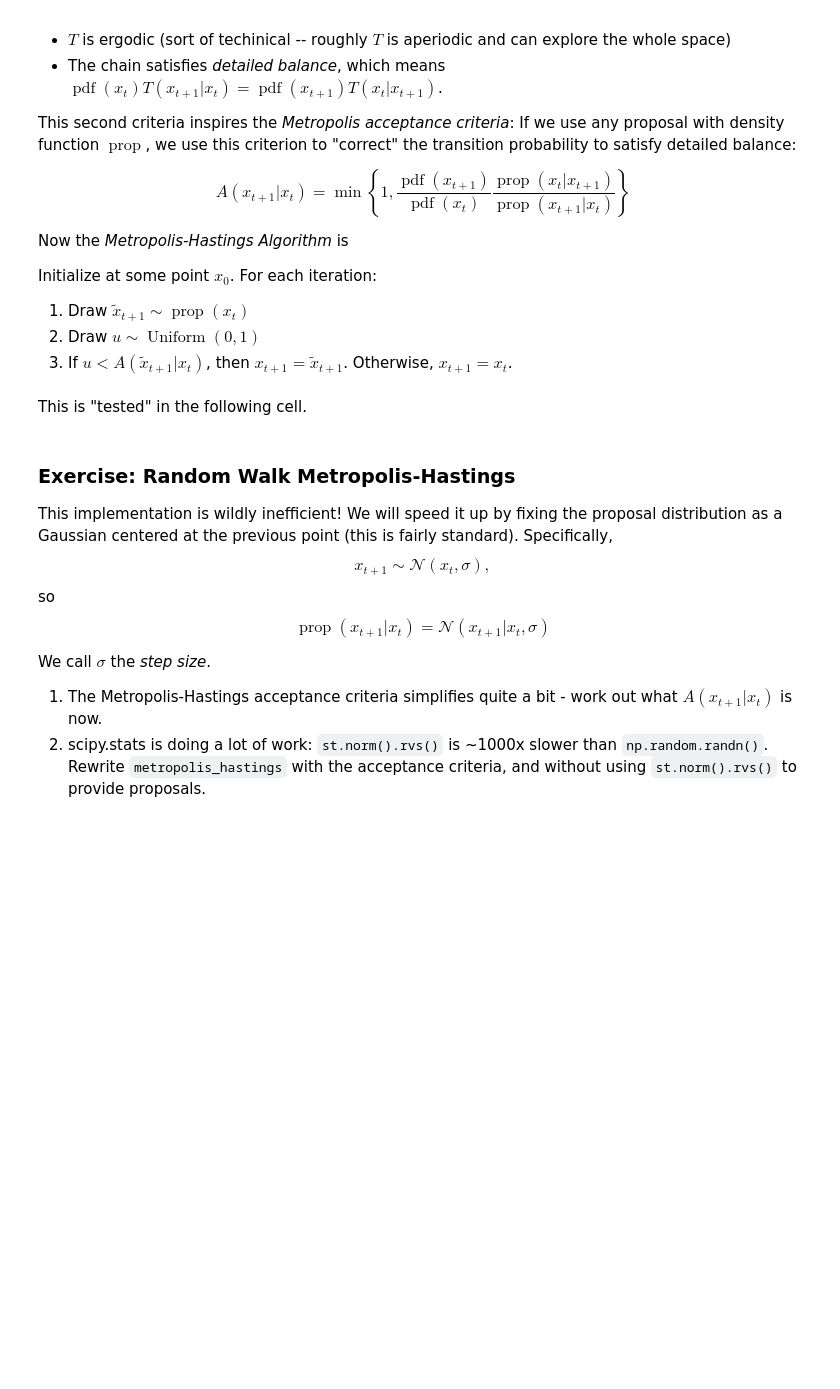
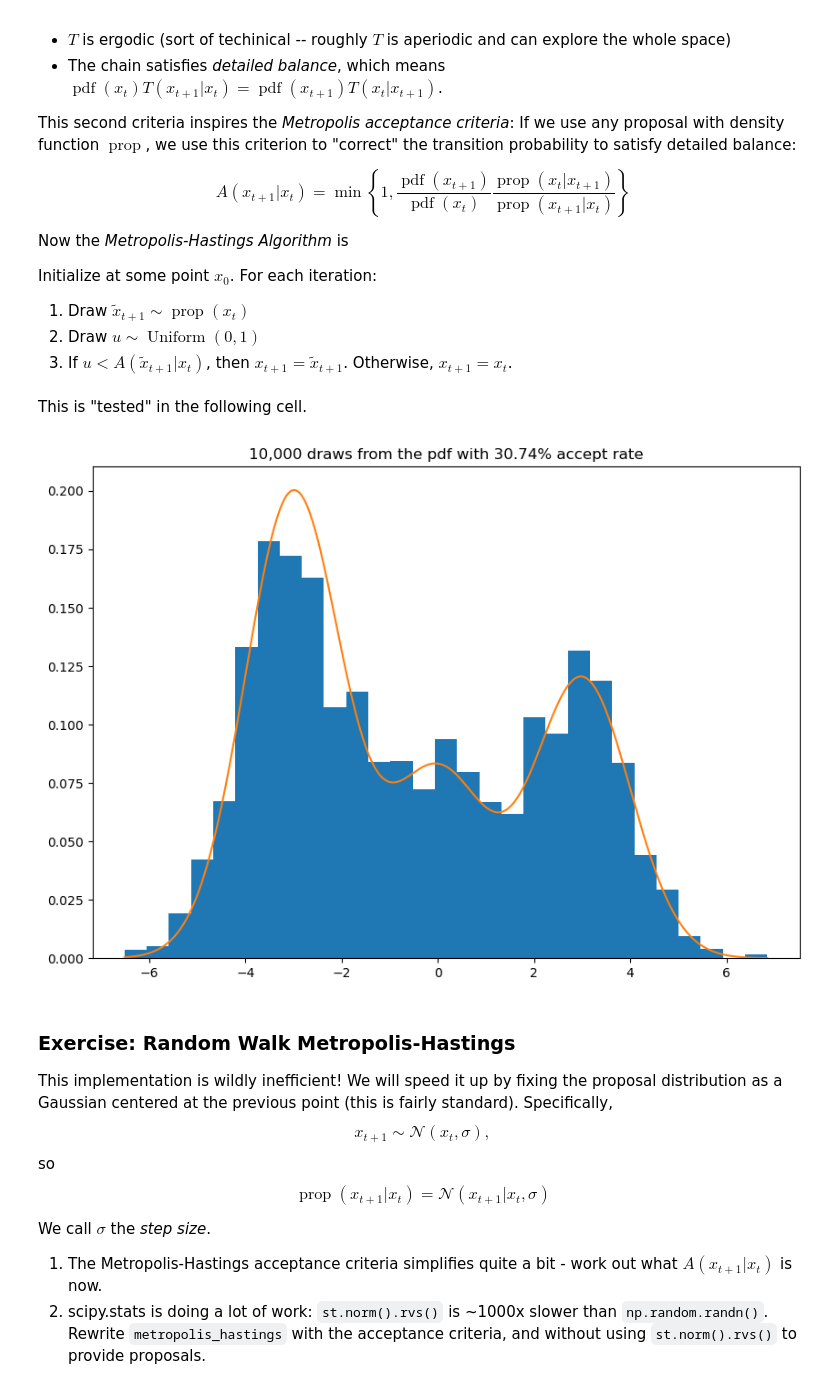
Before and after one commit to fonnesbeck/bayes_course_dec_2023, a Jupyter notebook: notebooks/Section2_1-MCMC.ipynb, the cells around one changed output. Saved outputs shown, nothing was run; the diff lists cells and outputs as text; code cells hidden in the pictures; blank space fills up the shorter version.

```diff
--- a/notebooks/Section2_1-MCMC.ipynb
+++ b/notebooks/Section2_1-MCMC.ipynb
@@ -105,7 +115,10 @@ def sample(draws, inv_cdf):
     inv_cdf : function
         Gives the percentile of the distribution the argument falls in."""
     # output should be an array of size (draws,), distributed according to inv_cdf
-    pass
+    u = np.random.random(draws)
+    return inv_cdf(u)
+
+inv_cdf_normal = st.norm.ppf
 # %%
 fig, ax = plt.subplots(figsize=(10, 7))
 
@@ -222,3 +241,31 @@ The cell below has a plot to check your implementation.
+# %%
+# Rejection sampler code here
+def rejection_sampler(pdf, proposal_dist, k):
+    while True:
+        z = proposal_dist.rvs()
+        q_dist = proposal_dist.pdf(z)
+        u = k * np.random.rand() * q_dist
+        assert k * q_dist >= pdf(z)
+        if u <= pdf(z):
+            accept = True
+        else:
+            accept = False
+        yield z, accept
+
+def gen_samples(draws, sampler):
+    samples = []
+    for n_draws, (z, accept) in enumerate(sampler, start=1):
+        if accept:
+            samples.append(z)
+            if len(samples) == draws:
+                return np.array(samples), n_draws
+# %%
+pdf = mixture_of_gaussians()
+proposal_dist = st.norm(0, 3)
+k = 4
+N = 10_000
+
+samples, draws = gen_samples(N, rejection_sampler(pdf, proposal_dist, k))
 # %%
 fig, ax = plt.subplots(figsize=(10, 7))
 
@@ -246,7 +295,7 @@ def finite_sampler(attempts, sampler):
             samples.append(z)
     return np.array(samples)
 
-dim = 1
+dim = 1000
 
 pdf = st.multivariate_normal(np.zeros(dim), np.eye(dim)).pdf
 proposal_dist = st.multivariate_normal(np.zeros(dim), 1.1 * np.eye(dim))
@@ -256,4 +305,4 @@ sampler = rejection_sampler(pdf, proposal_dist, k)
 
 samples = finite_sampler(1_000, sampler)
 
-len(samples)
+len(samples) / 1000
@@ -322,17 +373,19 @@ def gen_samples(draws, sampler):
 This is "tested" in the following cell.
 # %%
 pdf = mixture_of_gaussians()
-proposal_dist = st.norm(0, 3)
+proposal_dist = st.norm(0, 10)
 
 samples, accepts = gen_samples(10_000, metropolis_hastings(pdf, proposal_dist))
 
 fig, ax = plt.subplots(figsize=(10, 7))
 
 t = np.linspace(samples.min(), samples.max(), 500)
 ax.hist(samples, bins='auto', density=True)
 ax.plot(t, pdf(t))
 
 ax.set_title(f'{samples.size:,d} draws from the pdf with {100 * accepts / samples.size :.2f}% accept rate');
+# %% [output]
+[figure, added]
 # %% [markdown]
 ### Exercise: Random Walk Metropolis-Hastings
 
```
Also changed, not shown: parts of 18 cells of this notebook.
